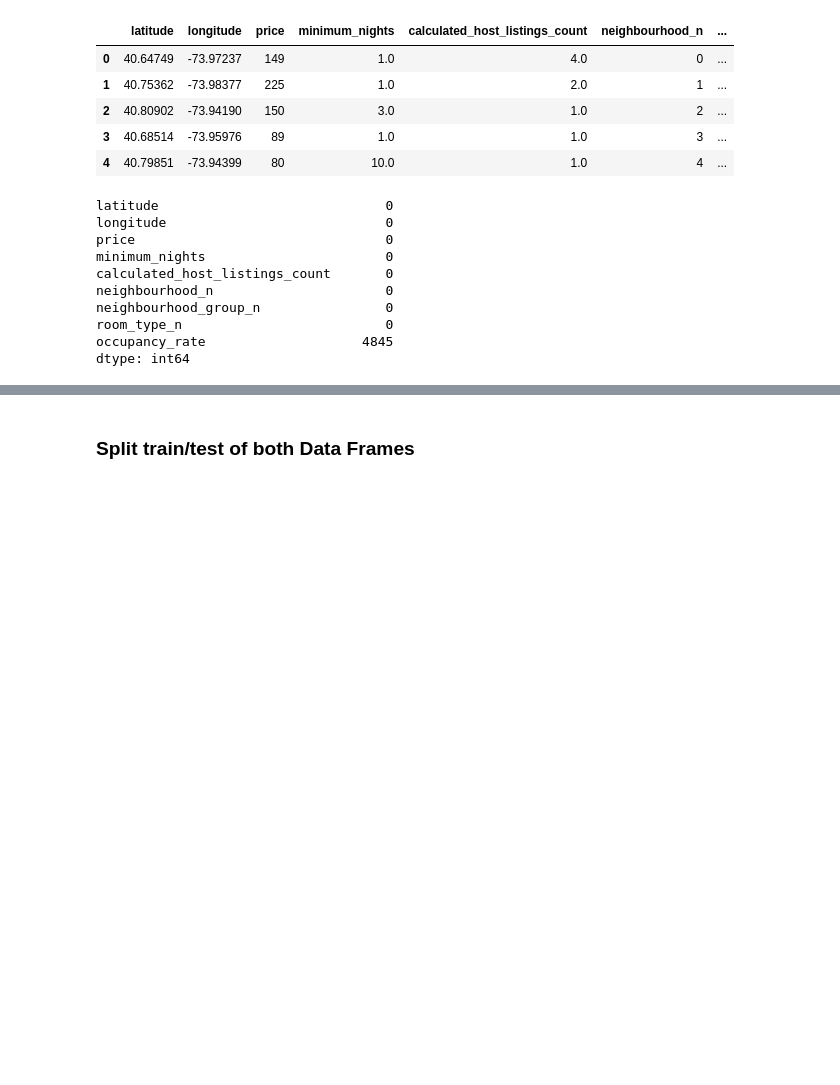
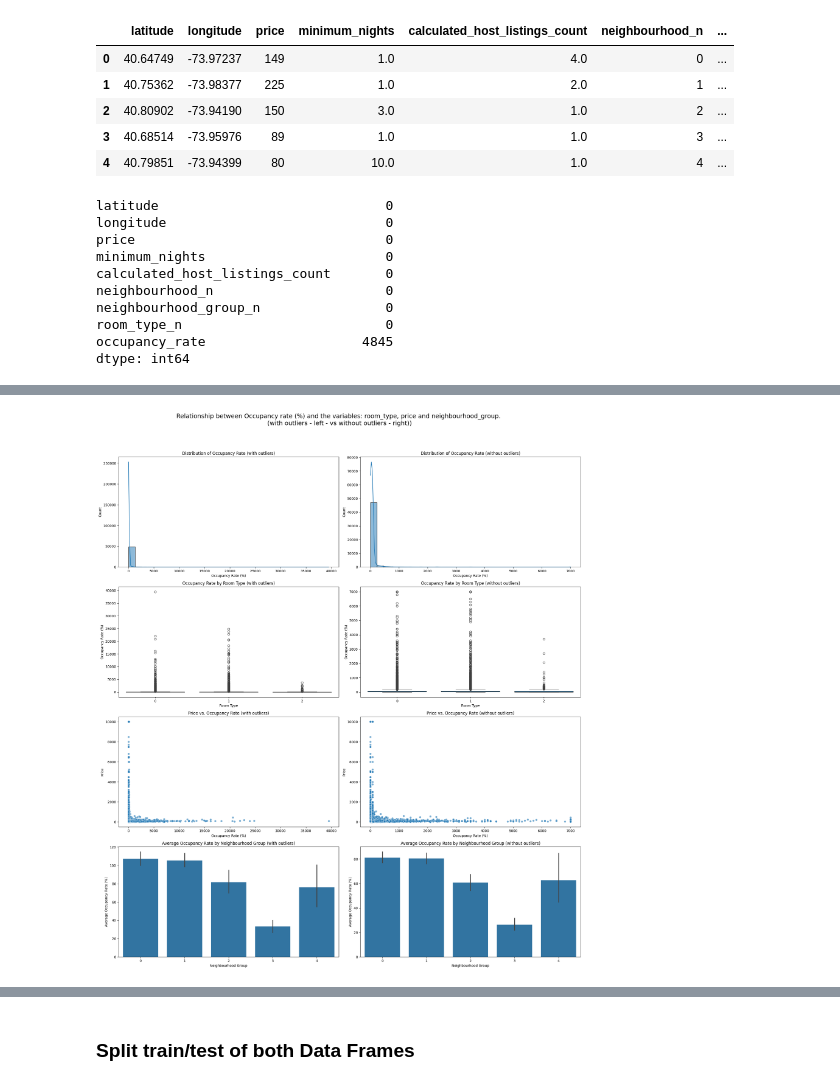
Before and after one commit to RitaViegas/RitaViegas---machine-learning-python-template, a Jupyter notebook: src/explore.ipynb, the cells around one changed output, grey strips where cells are left out. Cells and saved outputs as stored; diff of their text form; code cells hidden in the pictures; blank space fills up the shorter version.

```diff
--- a/src/explore.ipynb
+++ b/src/explore.ipynb
@@ -667,0 +640,3 @@ clean_data(df_with_outliers)
+# %%
+df_with_outliers_clean = clean_data(df_with_outliers)
+print(df_with_outliers_clean.head())
@@ -686,60 +690,62 @@ plt.show()
 # %%
 # Configuração da figura e layout (4 linhas, 2 colunas)
-fig, axes = plt.subplots(4, 2, figsize=(18, 24))
-fig.suptitle('Comparação: Sem Outliers (Esquerda) vs Com Outliers (Direita)', fontsize=18)
+fig, axes = plt.subplots(4, 2, figsize=(20, 24))
+fig.suptitle("Relationship between Occupancy rate (%) and the variables: room_type, price and neighbourhood_group. \n(with outliers - left - vs without outliers - right))", fontsize=18)
 
 # 1. Distribution of Occupancy Rate
-# Sem Outliers - Esquerda
-sns.histplot(df_without_outliers['occupancy_rate'], bins=30, kde=True, ax=axes[0, 0])
-axes[0, 1].set_title('Distribution of Occupancy Rate (Sem Outliers)')
+# Com Outliers - Esquerda
+sns.histplot(df_with_outliers_clean['occupancy_rate'], bins=30, kde=True, ax=axes[0, 0])
+axes[0, 0].set_title('Distribution of Occupancy Rate (with outliers)')
+axes[0, 0].set_xlabel('Occupancy Rate (%)')
+axes[0, 0].set_ylabel('Count')
+
+# Sem Outliers - Direita
+sns.histplot(df_without_outliers_clean['occupancy_rate'], bins=30, kde=True, ax=axes[0, 1])
+axes[0, 1].set_title('Distribution of Occupancy Rate (without outliers)')
 axes[0, 1].set_xlabel('Occupancy Rate (%)')
 axes[0, 1].set_ylabel('Count')
 
-# Com Outliers - Direita
-sns.histplot(df_with_outliers['occupancy_rate'], bins=30, kde=True, ax=axes[0, 1])
-axes[0, 0].set_title('Distribution of Occupancy Rate (Com Outliers)')
-axes[0, 0].set_xlabel('Occupancy Rate (%)')
-axes[0, 0].set_ylabel('Count')
+# 2. Occupancy Rate by Room Type
+# Com Outliers - Esquerda
+sns.boxplot(data=df_with_outliers_clean, x='room_type_n', y='occupancy_rate', ax=axes[1, 0])
+axes[1, 0].set_title('Occupancy Rate by Room Type (with outliers)')
+axes[1, 0].set_xlabel('Room Type')
+axes[1, 0].set_ylabel('Occupancy Rate (%)')
 
-# 2. Occupancy Rate by Room Type
-# Sem Outliers - Esquerda
-sns.boxplot(data=df_without_outliers, x='room_type_n', y='occupancy_rate', ax=axes[1, 0])
-axes[1, 1].set_title('Occupancy Rate by Room Type (Sem Outliers)')
+# Sem Outliers - Direita
+sns.boxplot(data=df_without_outliers_clean, x='room_type_n', y='occupancy_rate', ax=axes[1, 1])
+axes[1, 1].set_title('Occupancy Rate by Room Type (without outliers)')
 axes[1, 1].set_xlabel('Room Type')
 axes[1, 1].set_ylabel('Occupancy Rate (%)')
 
-# Com Outliers - Direita
-sns.boxplot(data=df_with_outliers, x='room_type_n', y='occupancy_rate', ax=axes[1, 1])
-axes[1, 0].set_title('Occupancy Rate by Room Type (Com Outliers)')
-axes[1, 0].set_xlabel('Room Type')
-axes[1, 0].set_ylabel('Occupancy Rate (%)')
+# 3. Price vs. Occupancy Rate
+# Com Outliers - Esquerda
+sns.scatterplot(data=df_with_outliers_clean, x='occupancy_rate', y='price', alpha=0.6, ax=axes[2, 0])
+axes[2, 0].set_title('Price vs. Occupancy Rate (with outliers)')
+axes[2, 0].set_xlabel('Occupancy Rate (%)')
+axes[2, 0].set_ylabel('Price')
 
-# 3. Price vs. Occupancy Rate
-# Sem Outliers - Esquerda
-sns.scatterplot(data=df_without_outliers, x='occupancy_rate', y='price', alpha=0.6, ax=axes[2, 0])
-axes[2, 1].set_title('Price vs. Occupancy Rate (Sem Outliers)')
+# Sem Outliers - Direita
+sns.scatterplot(data=df_without_outliers_clean, x='occupancy_rate', y='price', alpha=0.6, ax=axes[2, 1])
+axes[2, 1].set_title('Price vs. Occupancy Rate (without outliers)')
 axes[2, 1].set_xlabel('Occupancy Rate (%)')
 axes[2, 1].set_ylabel('Price')
 
-# Com Outliers - Direita
-sns.scatterplot(data=df_with_outliers, x='occupancy_rate', y='price', alpha=0.6, ax=axes[2, 1])
-axes[2, 0].set_title('Price vs. Occupancy Rate (Com Outliers)')
-axes[2, 0].set_xlabel('Occupancy Rate (%)')
-axes[2, 0].set_ylabel('Price')
+# 4. Average Occupancy Rate by Neighbourhood Group
+# Com Outliers - Esquerda
+sns.barplot(data=df_with_outliers_clean, x='neighbourhood_group_n', y='occupancy_rate', estimator='mean', ax=axes[3, 0])
+axes[3, 0].set_title('Average Occupancy Rate by Neighbourhood Group (with outliers)')
+axes[3, 0].set_xlabel('Neighbourhood Group')
+axes[3, 0].set_ylabel('Average Occupancy Rate (%)')
 
-# 4. Average Occupancy Rate by Neighbourhood Group
-# Sem Outliers - Esquerda
-sns.barplot(data=df_without_outliers, x='neighbourhood_group_n', y='occupancy_rate', estimator='mean', ax=axes[3, 0])
-axes[3, 1].set_title('Average Occupancy Rate by Neighbourhood Group (Sem Outliers)')
+# Sem Outliers - Direita
+sns.barplot(data=df_without_outliers_clean, x='neighbourhood_group_n', y='occupancy_rate', estimator='mean', ax=axes[3, 1])
+axes[3, 1].set_title('Average Occupancy Rate by Neighbourhood Group (without outliers)')
 axes[3, 1].set_xlabel('Neighbourhood Group')
 axes[3, 1].set_ylabel('Average Occupancy Rate (%)')
-
-# Com Outliers - Direita
-sns.barplot(data=df_with_outliers, x='neighbourhood_group_n', y='occupancy_rate', estimator='mean', ax=axes[3, 1])
-axes[3, 0].set_title('Average Occupancy Rate by Neighbourhood Group (Com Outliers)')
-axes[3, 0].set_xlabel('Neighbourhood Group')
-axes[3, 0].set_ylabel('Average Occupancy Rate (%)')
 
 # Ajuste do layout
 plt.tight_layout(rect=[0, 0.03, 1, 0.95])
 plt.show()
+# %% [output]
+[figure, added]
```
Also changed, not shown: parts of 24 cells of this notebook, 8 other files.
